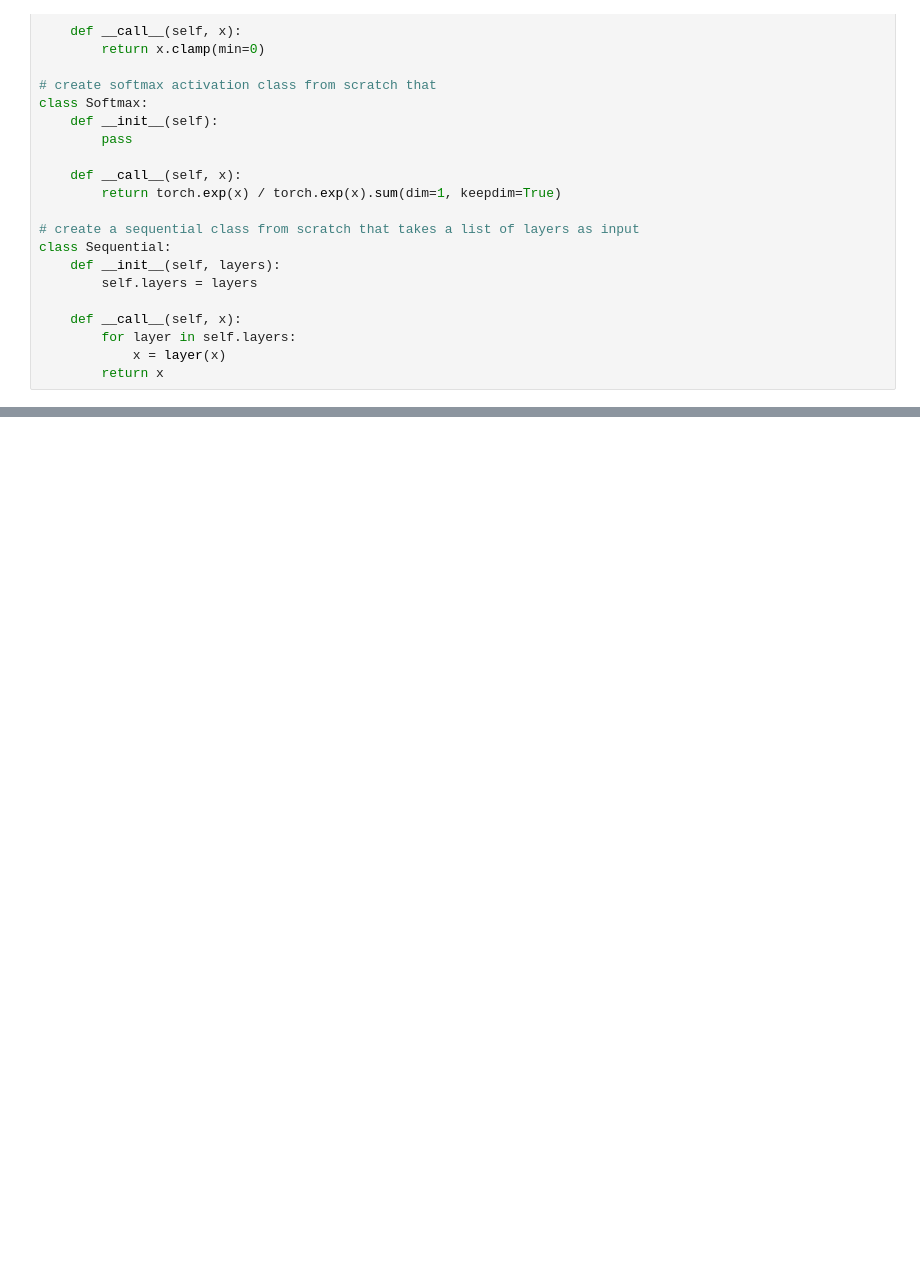
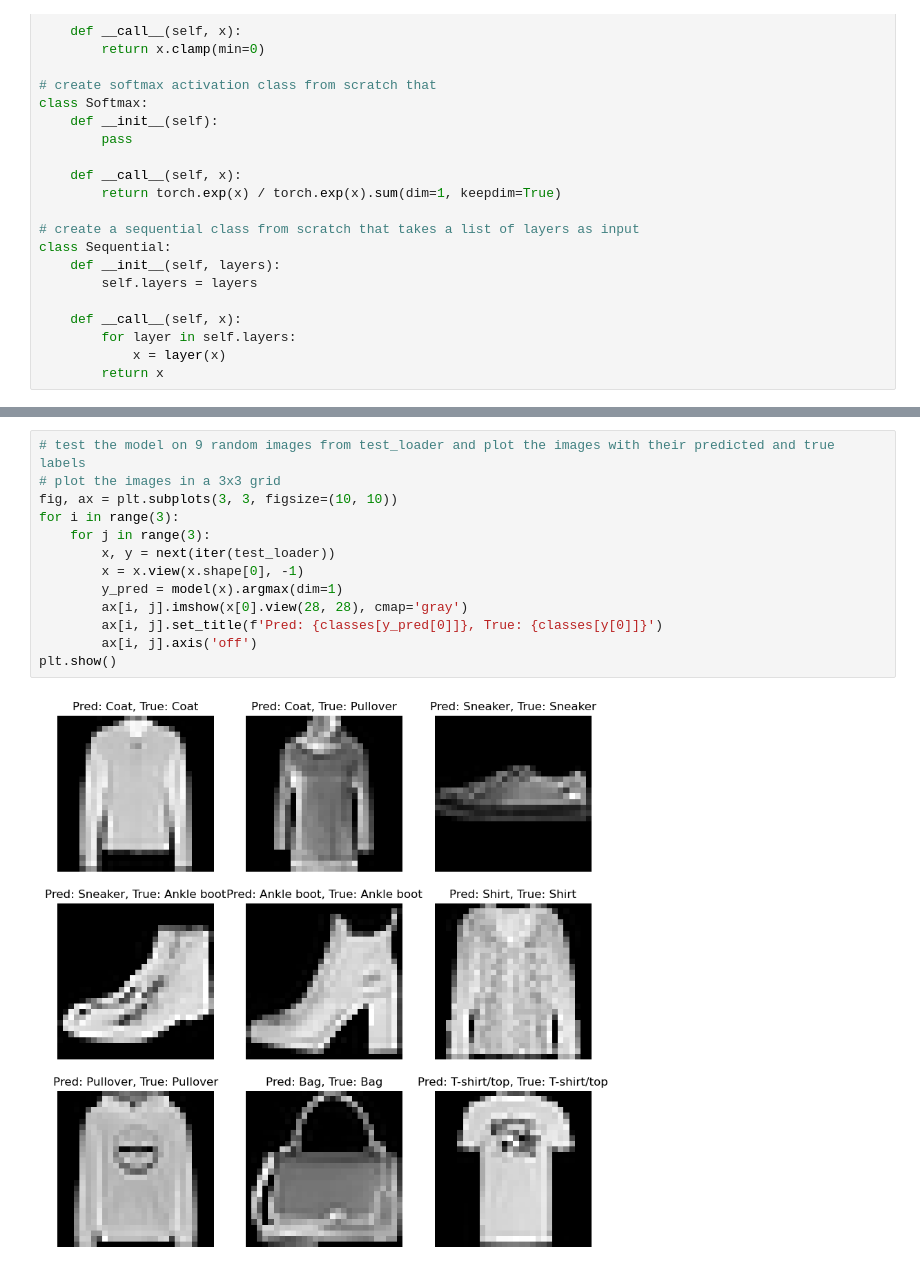
Before and after one commit to saeedzou/Deep-Learning-Assignments-2022, a Jupyter notebook: Assignment 2/q1.ipynb, the cells around one changed output, grey strips where cells are left out. Drawn from its saved outputs; the diff is of its cells as text; blank space fills up the shorter version.

```diff
--- a/Assignment 2/q1.ipynb
+++ b/Assignment 2/q1.ipynb
@@ -78,0 +203,15 @@ class Sequential:
+# %%
+# test the model on 9 random images from test_loader and plot the images with their predicted and true labels
+# plot the images in a 3x3 grid
+fig, ax = plt.subplots(3, 3, figsize=(10, 10))
+for i in range(3):
+    for j in range(3):
+        x, y = next(iter(test_loader))
+        x = x.view(x.shape[0], -1)
+        y_pred = model(x).argmax(dim=1)
+        ax[i, j].imshow(x[0].view(28, 28), cmap='gray')
+        ax[i, j].set_title(f'Pred: {classes[y_pred[0]]}, True: {classes[y[0]]}')
+        ax[i, j].axis('off')
+plt.show()
+# %% [output]
+[figure, added]
```
Also changed, not shown: parts of 7 cells of this notebook.
